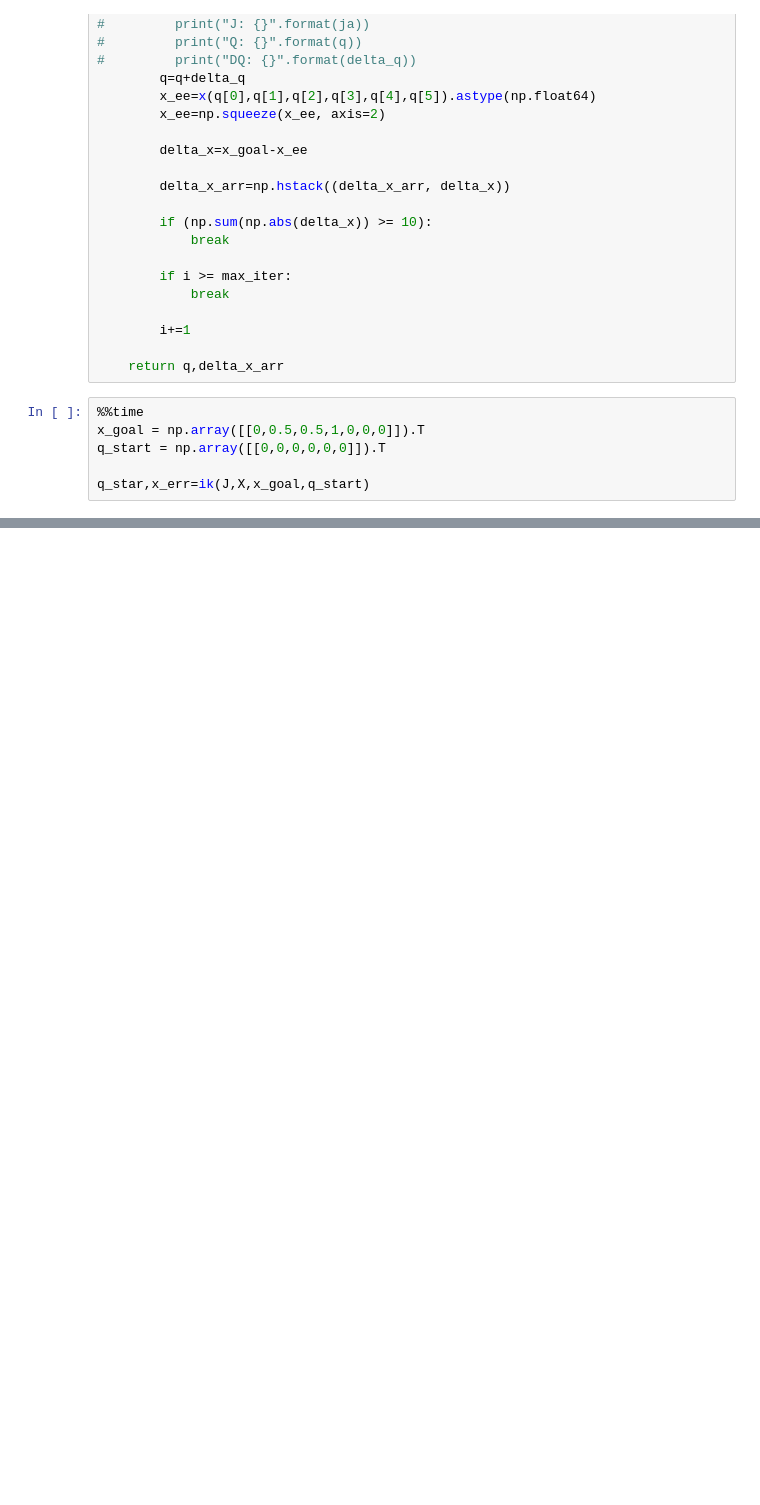
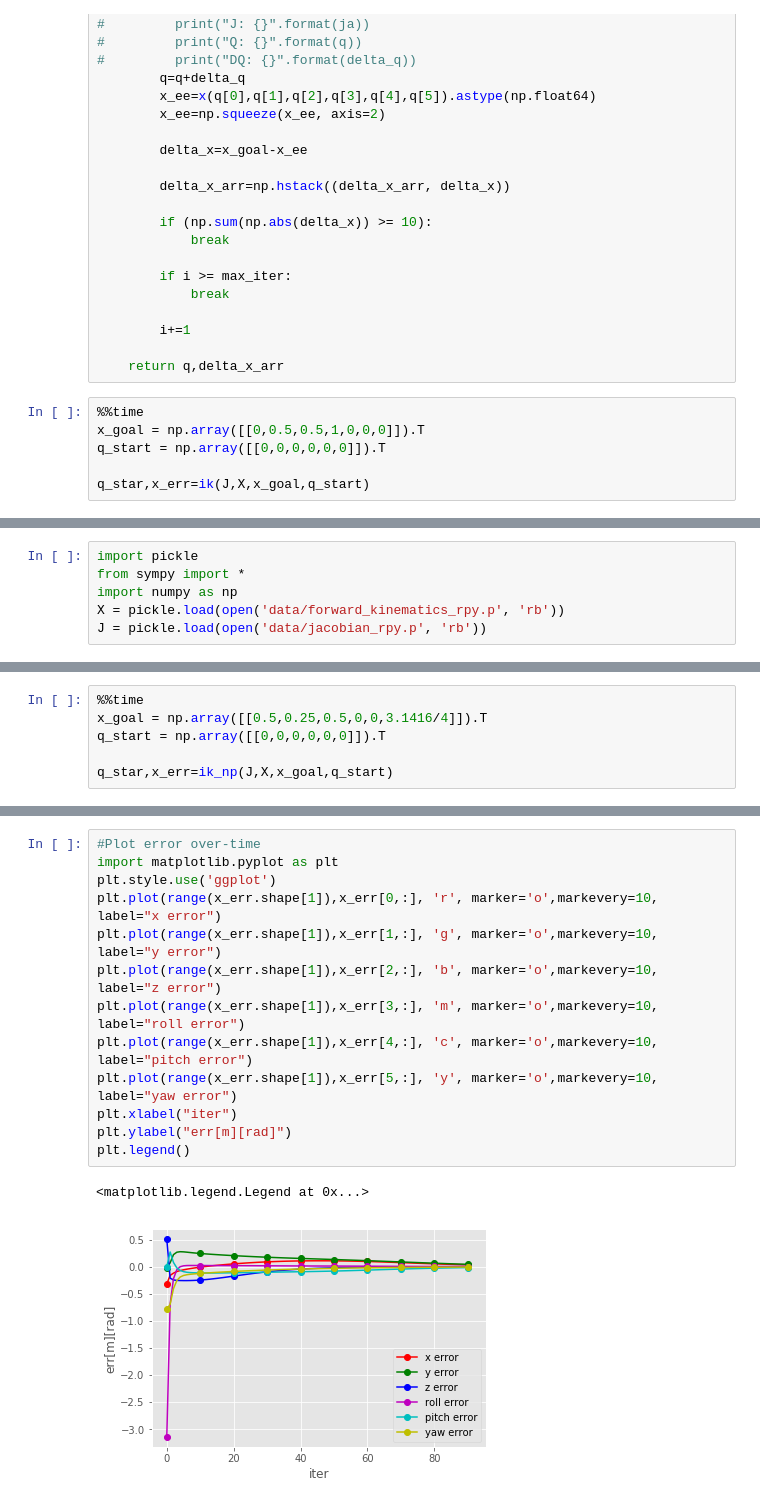
Before and after one commit to mcarfagno/robot_arm_pick_and_place, a Jupyter notebook: jupiter_notebooks/InverseKinematicsUR5.ipynb, the cells around one changed output, grey strips where cells are left out. Saved outputs shown, nothing was run; the diff lists cells and outputs as text; blank space fills up the shorter version.

```diff
--- a/jupiter_notebooks/InverseKinematicsUR5.ipynb
+++ b/jupiter_notebooks/InverseKinematicsUR5.ipynb
@@ -1217,0 +1249,6 @@ q_star,x_err=ik(J,X,x_goal,q_start)
+# %%
+import pickle
+from sympy import *
+import numpy as np
+X = pickle.load(open('data/forward_kinematics_rpy.p', 'rb'))
+J = pickle.load(open('data/jacobian_rpy.p', 'rb'))
@@ -1217,0 +1322,6 @@ q_star,x_err=ik(J,X,x_goal,q_start)
+# %%
+%%time
+x_goal = np.array([[0.5,0.25,0.5,0,0,3.1416/4]]).T
+q_start = np.array([[0,0,0,0,0,0]]).T
+
+q_star,x_err=ik_np(J,X,x_goal,q_start)
@@ -1217,0 +1331,16 @@ q_star,x_err=ik(J,X,x_goal,q_start)
+# %%
+#Plot error over-time
+import matplotlib.pyplot as plt
+plt.style.use('ggplot')
+plt.plot(range(x_err.shape[1]),x_err[0,:], 'r', marker='o',markevery=10, label="x error")
+plt.plot(range(x_err.shape[1]),x_err[1,:], 'g', marker='o',markevery=10, label="y error")
+plt.plot(range(x_err.shape[1]),x_err[2,:], 'b', marker='o',markevery=10, label="z error")
+plt.plot(range(x_err.shape[1]),x_err[3,:], 'm', marker='o',markevery=10, label="roll error")
+plt.plot(range(x_err.shape[1]),x_err[4,:], 'c', marker='o',markevery=10, label="pitch error")
+plt.plot(range(x_err.shape[1]),x_err[5,:], 'y', marker='o',markevery=10, label="yaw error")
+plt.xlabel("iter")
+plt.ylabel("err[m][rad]")
+plt.legend()
+# %% [output]
+<matplotlib.legend.Legend at 0x...>
+[figure, added]
```
Also changed, not shown: parts of 6 cells of this notebook.
